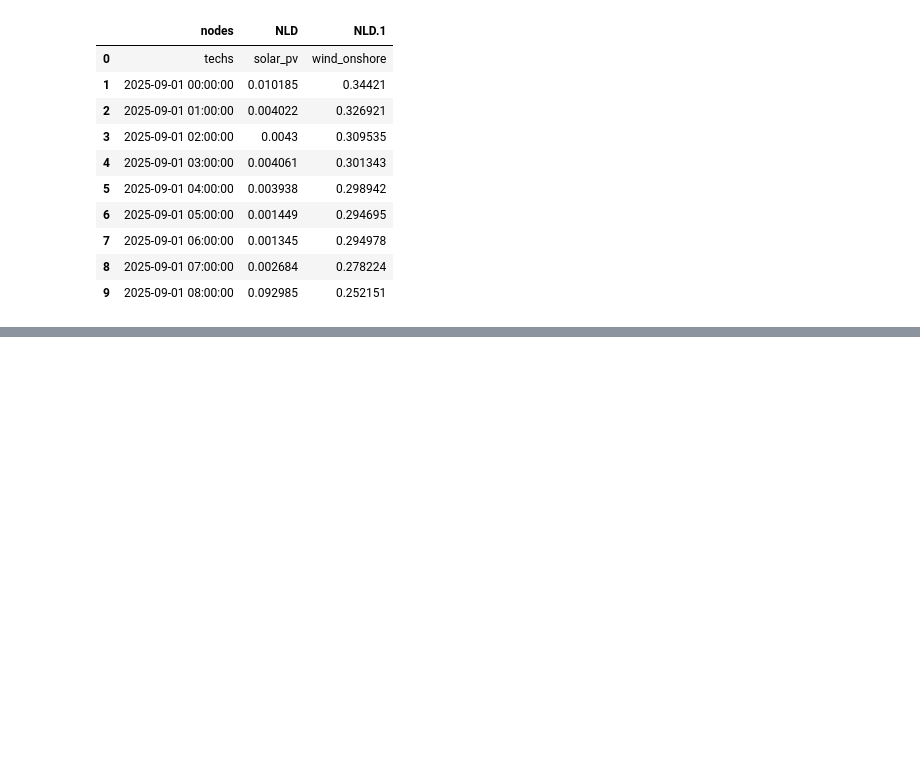
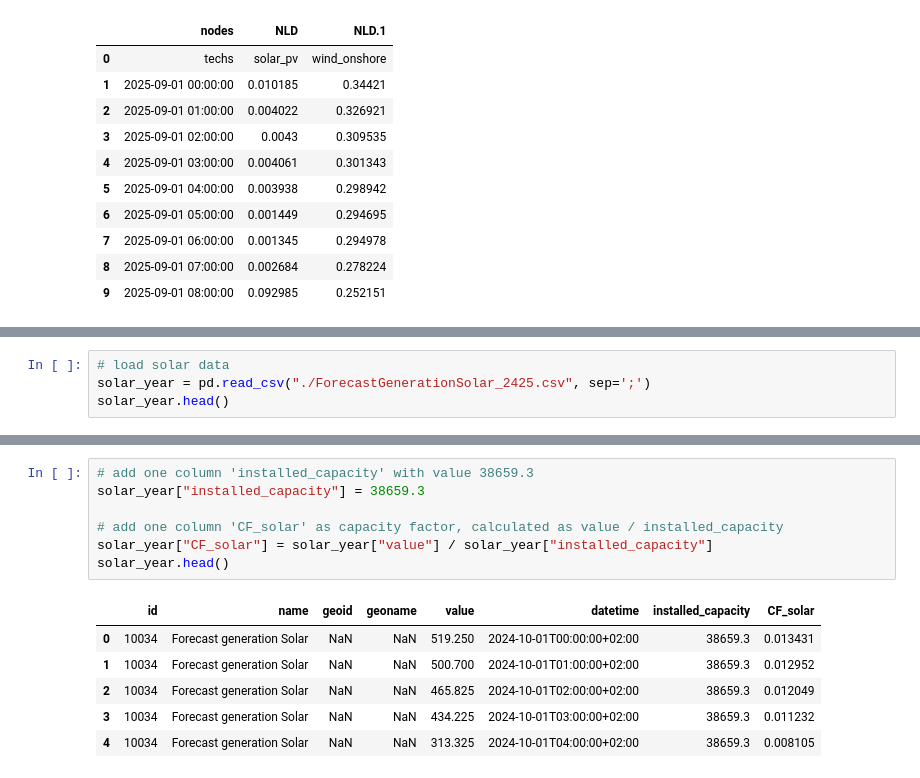
Before and after one commit to Yao10161016/electricity-market-dispatch-model-spain, a Jupyter notebook: calliope_model/model/input_data_tables/data_clean.ipynb, the cells around one changed output, grey strips where cells are left out. Saved outputs shown, nothing was run; the diff lists cells and outputs as text; blank space fills up the shorter version.

Commit message:
Add yearly data

```diff
--- a/calliope_model/model/input_data_tables/data_clean.ipynb
+++ b/calliope_model/model/input_data_tables/data_clean.ipynb
@@ -152,0 +224,4 @@ renewables_final.head(10)
+# %%
+# load solar data
+solar_year = pd.read_csv("./ForecastGenerationSolar_2425.csv", sep=';')
+solar_year.head()
@@ -152,0 +246,14 @@ renewables_final.head(10)
+# %%
+# add one column 'installed_capacity' with value 38659.3
+solar_year["installed_capacity"] = 38659.3
+
+# add one column 'CF_solar' as capacity factor, calculated as value / installed_capacity
+solar_year["CF_solar"] = solar_year["value"] / solar_year["installed_capacity"]
+solar_year.head()
+# %% [output]
+|  | id | name | geoid | geoname | value | datetime | installed_capacity | CF_solar |
+| 0 | 10034 | Forecast generation Solar | NaN | NaN | 519.250 | 2024-10-01T00:00:00+02:00 | 38659.3 | 0.013431 |
+| 1 | 10034 | Forecast generation Solar | NaN | NaN | 500.700 | 2024-10-01T01:00:00+02:00 | 38659.3 | 0.012952 |
+| 2 | 10034 | Forecast generation Solar | NaN | NaN | 465.825 | 2024-10-01T02:00:00+02:00 | 38659.3 | 0.012049 |
+| 3 | 10034 | Forecast generation Solar | NaN | NaN | 434.225 | 2024-10-01T03:00:00+02:00 | 38659.3 | 0.011232 |
+| 4 | 10034 | Forecast generation Solar | NaN | NaN | 313.325 | 2024-10-01T04:00:00+02:00 | 38659.3 | 0.008105 |
```
Also changed, not shown: parts of 15 cells of this notebook, 5 other files.
